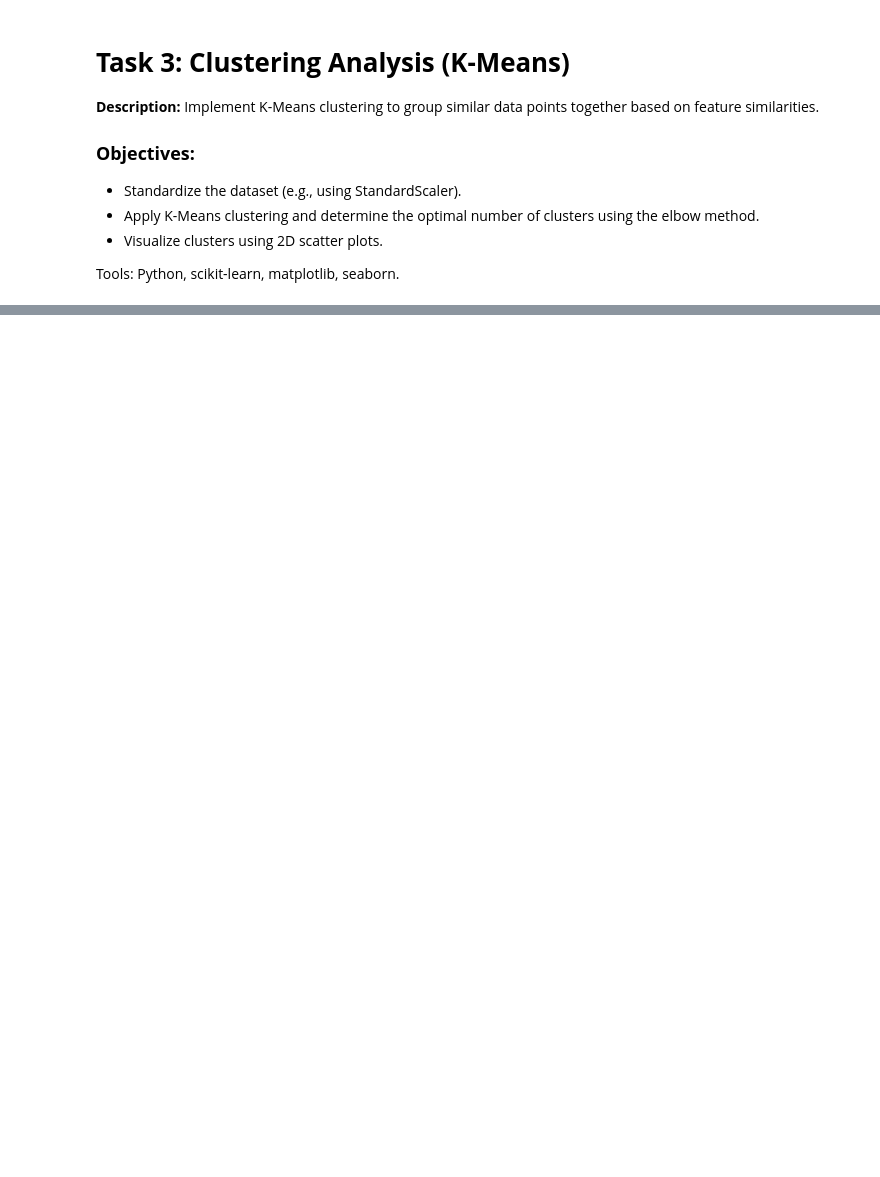
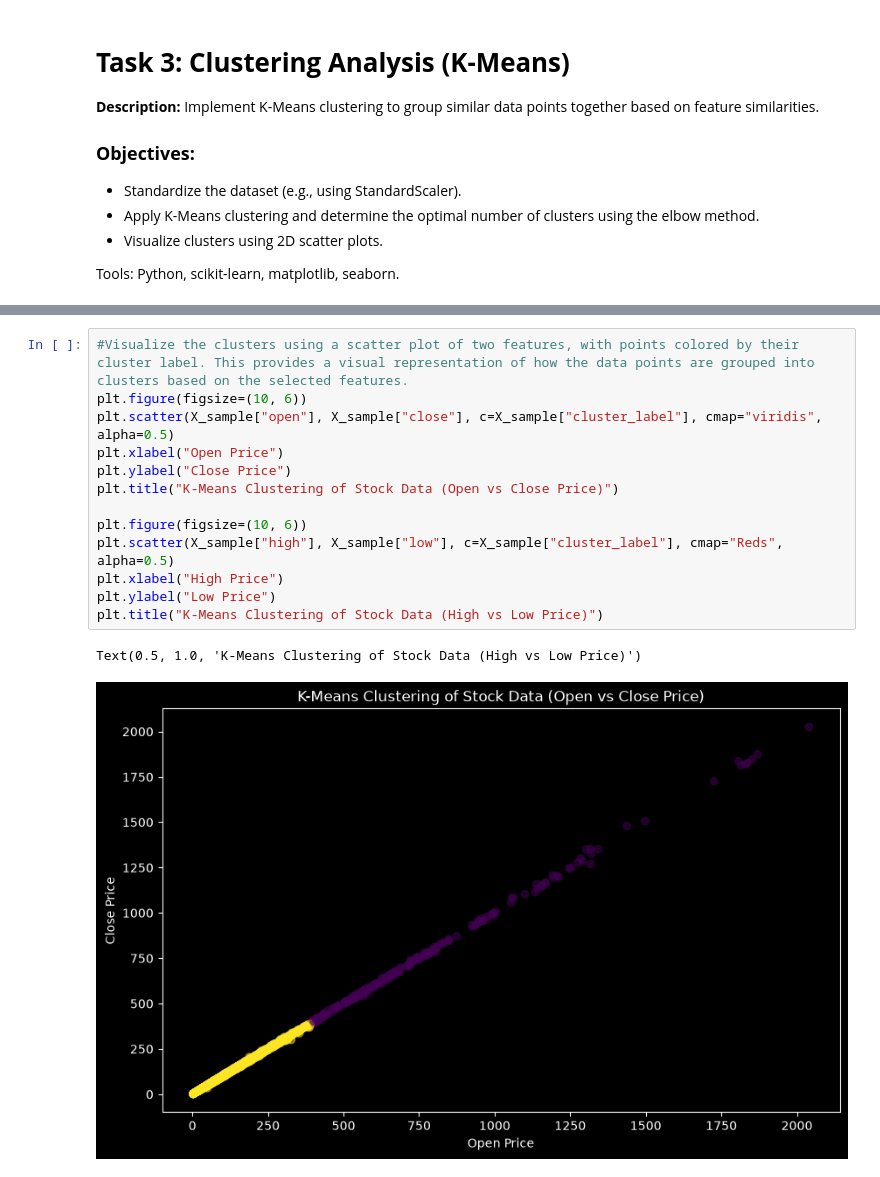
Before and after one commit to bro-gervil/codveda_datanalysis, a Jupyter notebook: my_notebooks/level_2/task_3/CDA.ipynb, the cells around one changed output, grey strips where cells are left out. Saved outputs shown, nothing was run; the diff lists cells and outputs as text; blank space fills up the shorter version.

```diff
--- a/my_notebooks/level_2/task_3/CDA.ipynb
+++ b/my_notebooks/level_2/task_3/CDA.ipynb
@@ -187,0 +105,16 @@ print('- Standardization is essential because K-Means depends on distance.')
+# %%
+#Visualize the clusters using a scatter plot of two features, with points colored by their cluster label. This provides a visual representation of how the data points are grouped into clusters based on the selected features.
+plt.figure(figsize=(10, 6))
+plt.scatter(X_sample["open"], X_sample["close"], c=X_sample["cluster_label"], cmap="viridis", alpha=0.5)
+plt.xlabel("Open Price")
+plt.ylabel("Close Price")
+plt.title("K-Means Clustering of Stock Data (Open vs Close Price)")
+
+plt.figure(figsize=(10, 6))
+plt.scatter(X_sample["high"], X_sample["low"], c=X_sample["cluster_label"], cmap="Reds", alpha=0.5)
+plt.xlabel("High Price")
+plt.ylabel("Low Price")
+plt.title("K-Means Clustering of Stock Data (High vs Low Price)")
+# %% [output]
+Text(0.5, 1.0, 'K-Means Clustering of Stock Data (High vs Low Price)')
+[figure, added]
```
Also changed, not shown: parts of 6 cells of this notebook, 3 other files.
